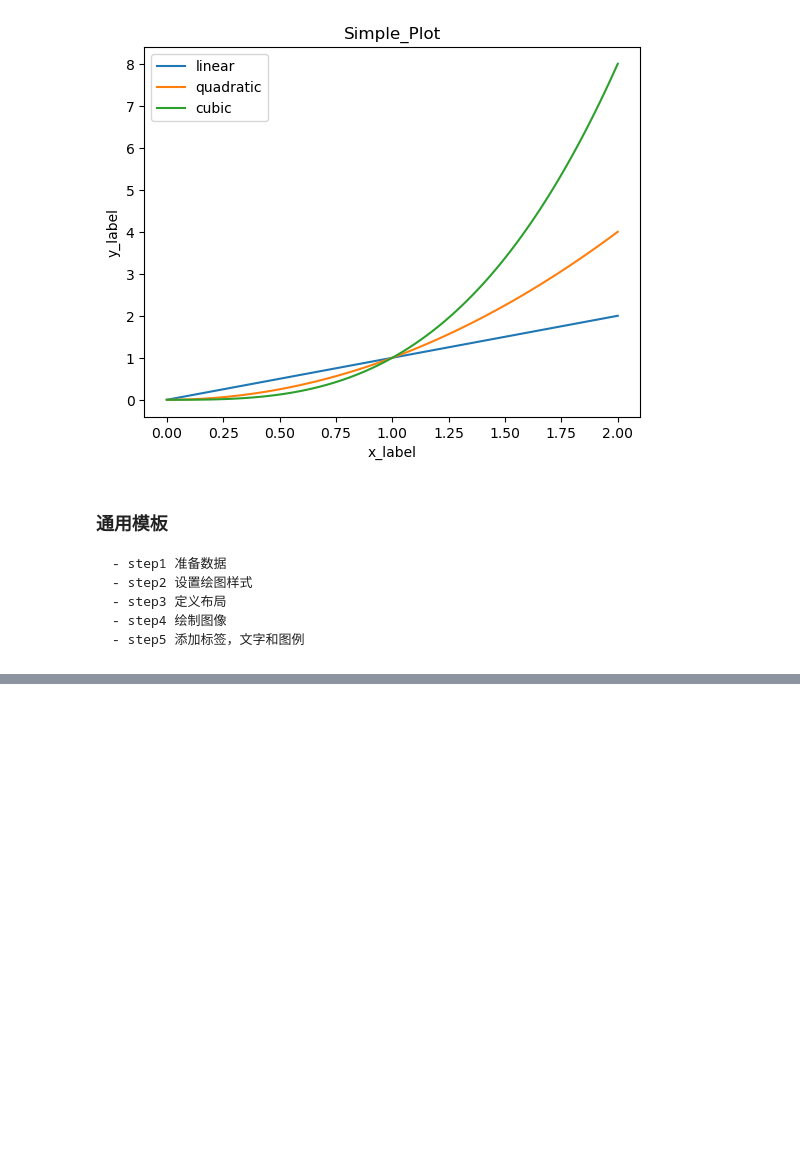
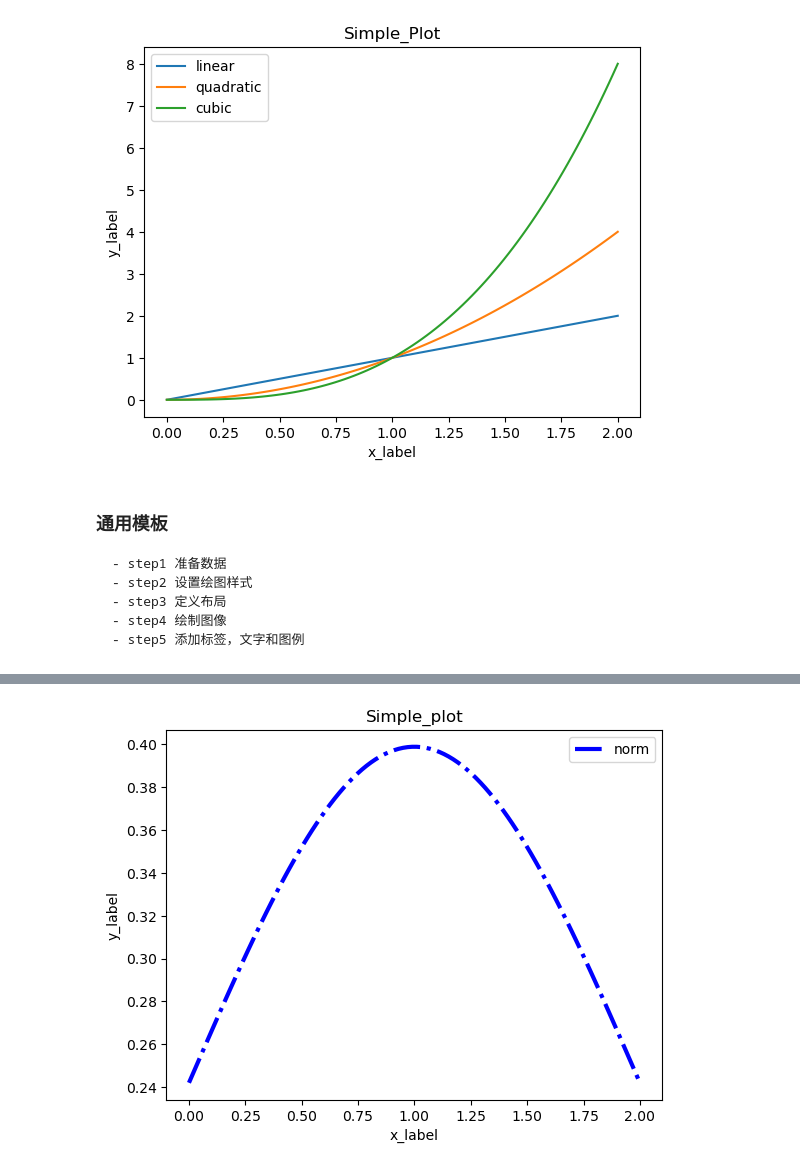
Before and after one commit to GGuo888/fantastic-matplotlib, a Jupyter notebook: practice/day01.ipynb, the cells around one changed output, grey strips where cells are left out. Drawn from its saved outputs; the diff is of its cells as text; code cells hidden in the pictures; blank space fills up the shorter version.

```diff
--- a/practice/day01.ipynb
+++ b/practice/day01.ipynb
@@ -78,0 +75,16 @@ x =
+# %%
+# 使用plt模式绘图
+# step1 准备数据
+x = np.linspace(0,2,100)
+y = norm.pdf(x,loc=1)
+# step2 设置绘图样式
+mpl.rc('lines',lw=3,ls='-.')
+# step3绘制图形
+plt.plot(x,y,label='norm',color='blue')
+# step4添加标签，文字和图例
+plt.xlabel('x_label')
+plt.ylabel('y_label')
+plt.title('Simple_plot')
+plt.legend();
+# %% [output]
+[figure, added]
```
Also changed, not shown: parts of 2 cells of this notebook, 1 other file.
